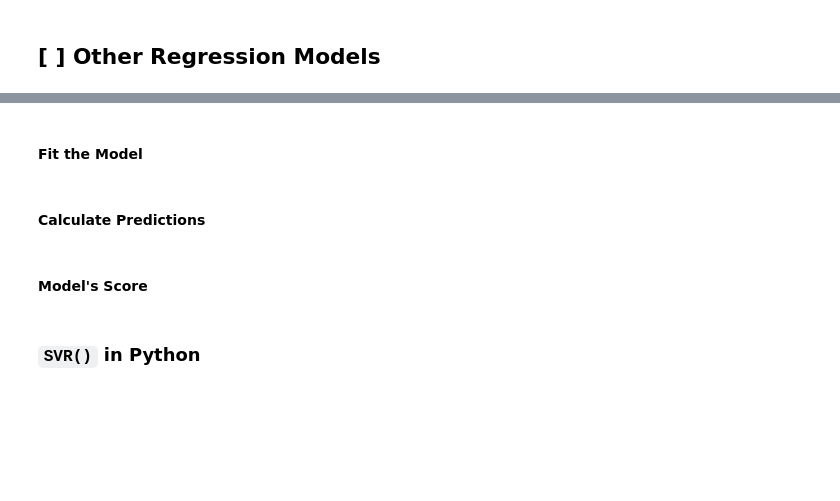
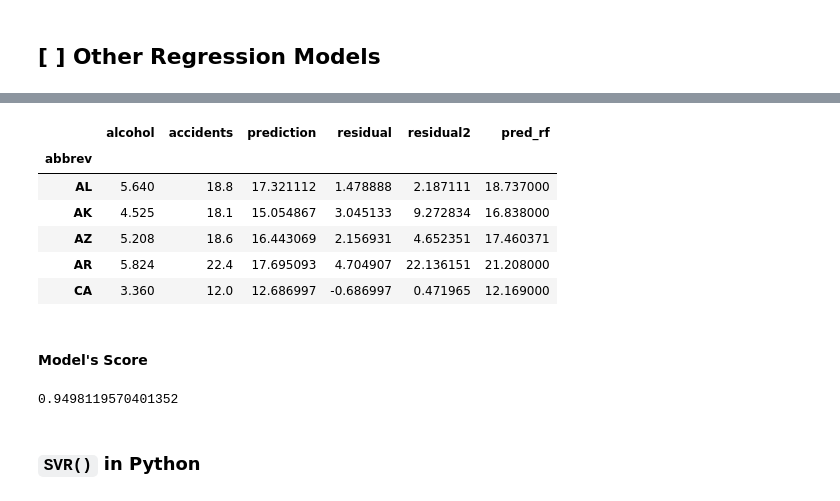
Before and after one commit to Axxst/resolving-machine-learning-python, a Jupyter notebook: 01_The Linear Regression & Supervised Regression Models/01B_ml-linear-regression_session_blank.ipynb, the cells around one changed output, grey strips where cells are left out. Drawn from its saved outputs; the diff is of its cells as text; code cells hidden in the pictures; blank space fills up the shorter version.

```diff
--- a/01_The Linear Regression & Supervised Regression Models/01B_ml-linear-regression_session_blank.ipynb
+++ b/01_The Linear Regression & Supervised Regression Models/01B_ml-linear-regression_session_blank.ipynb
@@ -138,0 +230,2 @@ array([7.89028246])
+# %%
+model_rf = RandomForestRegressor()
@@ -138,0 +234,2 @@ array([7.89028246])
+# %%
+model_rf.fit(X=explanatory, y = target)
@@ -139,11 +254,20 @@ array([7.89028246])
 # %%
-from sklearn.ensemble import Rando
+df_crashes['pred_rf'] = model_rf.predict(X=explanatory)
+df_crashes.head()
+# %% [output]
+|  | alcohol | accidents | prediction | residual | residual2 | pred_rf |
+| abbrev |  |  |  |  |  |  |
+| AL | 5.640 | 18.8 | 17.321112 | 1.478888 | 2.187111 | 18.737000 |
+| AK | 4.525 | 18.1 | 15.054867 | 3.045133 | 9.272834 | 16.838000 |
+| AZ | 5.208 | 18.6 | 16.443069 | 2.156931 | 4.652351 | 17.460371 |
+| AR | 5.824 | 22.4 | 17.695093 | 4.704907 | 22.136151 | 21.208000 |
+| CA | 3.360 | 12.0 | 12.686997 | -0.686997 | 0.471965 | 12.169000 |
-# %% [markdown]
-#### Fit the Model
-# %% [markdown]
-#### Calculate Predictions
 # %% [markdown]
 #### Model's Score
+# %%
+model_rf.score(X=explanatory, y= target)
+# %% [output]
+0.9498119570401352
 # %% [markdown]
 ### `SVR()` in Python
 # %% [markdown]
```
Also changed, not shown: parts of 35 cells of this notebook, 1 other file.
